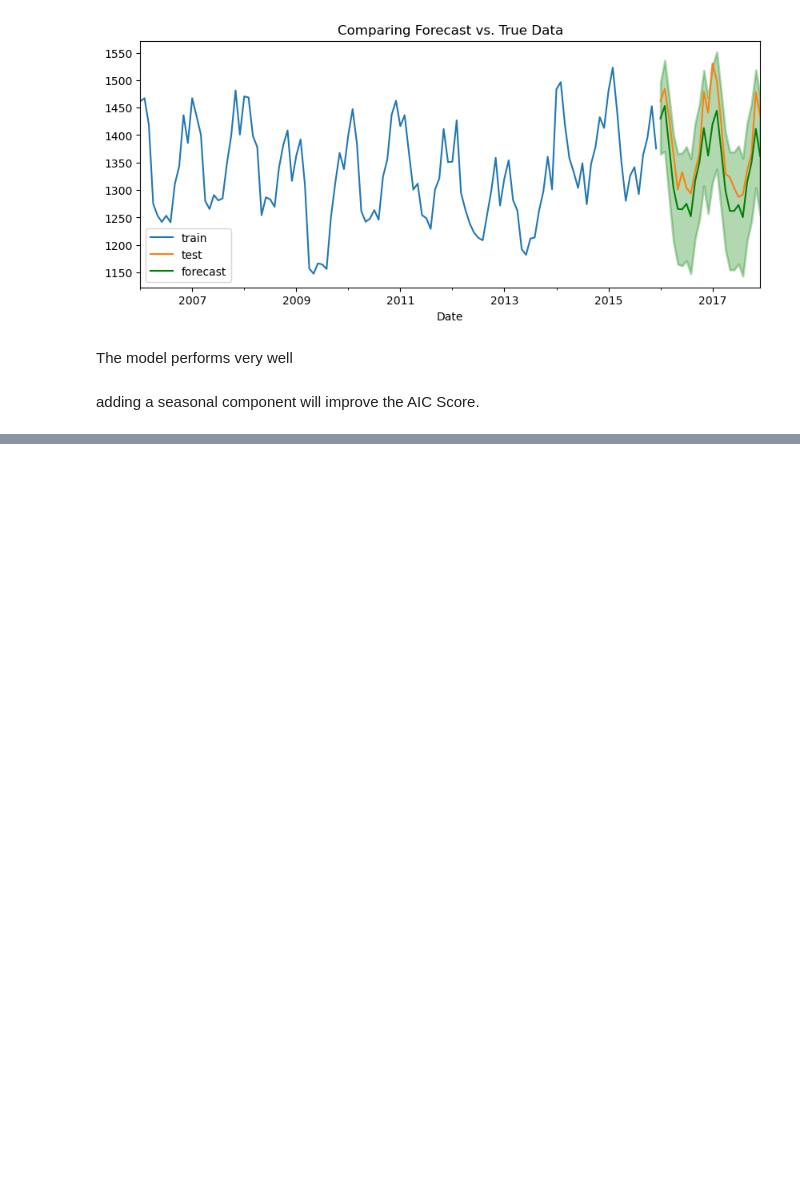
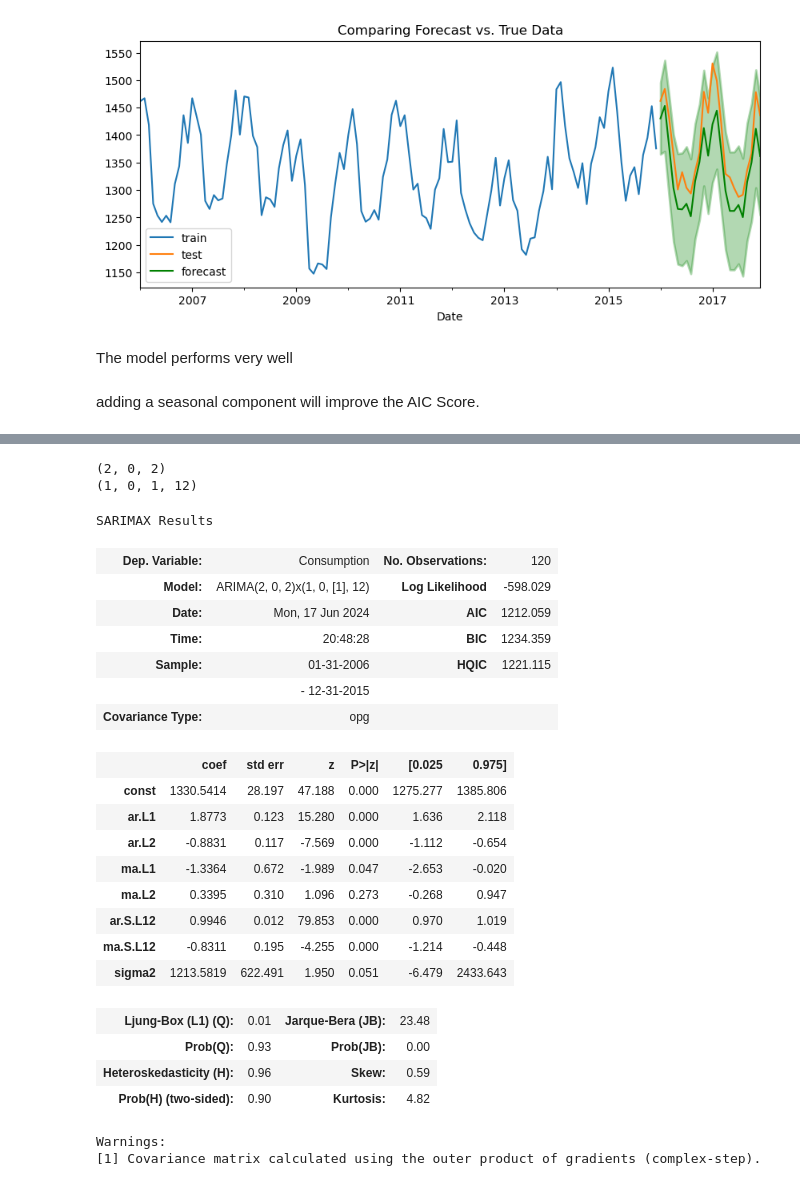
Before and after one commit to eyaGONGI/SARIMA-Models, a Jupyter notebook: SARIMA-Models.ipynb, the cells around one changed output, grey strips where cells are left out. Cells and saved outputs as stored; diff of their text form; code cells hidden in the pictures; blank space fills up the shorter version.

```diff
--- a/SARIMA-Models.ipynb
+++ b/SARIMA-Models.ipynb
@@ -319,0 +351,49 @@ adding a seasonal component will improve the AIC Score.
+# %%
+print(auto_model.order)
+print(auto_model.seasonal_order)
+# %% [output]
+(2, 0, 2)
+(1, 0, 1, 12)
+# %%
+# Orders for non seasonal components
+p = 2 # nonseasonal AR
+d = 0  # nonseasonal differencing
+q = 2 # nonseasonal MA
+
+# Orders for seasonal components
+P = 1 # Seasonal AR
+D = 0  # Seasonal differencing
+Q = 1  # Seasonal MA
+m = 12 # Seasonal period
+
+auto_sarima = tsa.ARIMA(train, order = (p,d,q), seasonal_order=(P,D,Q,m)).fit()
+
+# Or instead of manually defining the orders, you can obtain them programmatically
+# auto_sarima = tsa.ARIMA(train, order = auto_model.order, seasonal_order = auto_model.seasonal_order)
+
+# Obtain model summary
+auto_sarima.summary()
+# %% [output]
+SARIMAX Results
+| Dep. Variable: | Consumption | No. Observations: | 120 |
+| Model: | ARIMA(2, 0, 2)x(1, 0, [1], 12) | Log Likelihood | -598.029 |
+| Date: | Mon, 17 Jun 2024 | AIC | 1212.059 |
+| Time: | 20:48:28 | BIC | 1234.359 |
+| Sample: | 01-31-2006 | HQIC | 1221.115 |
+|  | - 12-31-2015 |  |  |
+| Covariance Type: | opg |  |  |
+|  | coef | std err | z | P>|z| | [0.025 | 0.975] |
+| const | 1330.5414 | 28.197 | 47.188 | 0.000 | 1275.277 | 1385.806 |
+| ar.L1 | 1.8773 | 0.123 | 15.280 | 0.000 | 1.636 | 2.118 |
+| ar.L2 | -0.8831 | 0.117 | -7.569 | 0.000 | -1.112 | -0.654 |
+| ma.L1 | -1.3364 | 0.672 | -1.989 | 0.047 | -2.653 | -0.020 |
+| ma.L2 | 0.3395 | 0.310 | 1.096 | 0.273 | -0.268 | 0.947 |
+| ar.S.L12 | 0.9946 | 0.012 | 79.853 | 0.000 | 0.970 | 1.019 |
+| ma.S.L12 | -0.8311 | 0.195 | -4.255 | 0.000 | -1.214 | -0.448 |
+| sigma2 | 1213.5819 | 622.491 | 1.950 | 0.051 | -6.479 | 2433.643 |
+| Ljung-Box (L1) (Q): | 0.01 | Jarque-Bera (JB): | 23.48 |
+| Prob(Q): | 0.93 | Prob(JB): | 0.00 |
+| Heteroskedasticity (H): | 0.96 | Skew: | 0.59 |
+| Prob(H) (two-sided): | 0.90 | Kurtosis: | 4.82 |
+Warnings:
+[1] Covariance matrix calculated using the outer product of gradients (complex-step).
```
Also changed, not shown: parts of 9 cells of this notebook.
